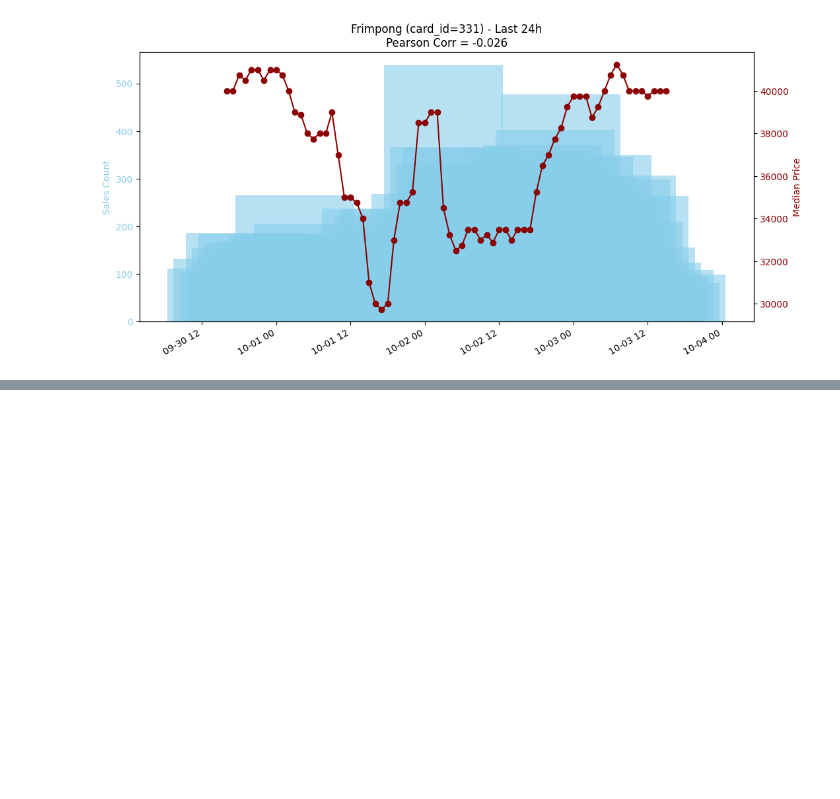
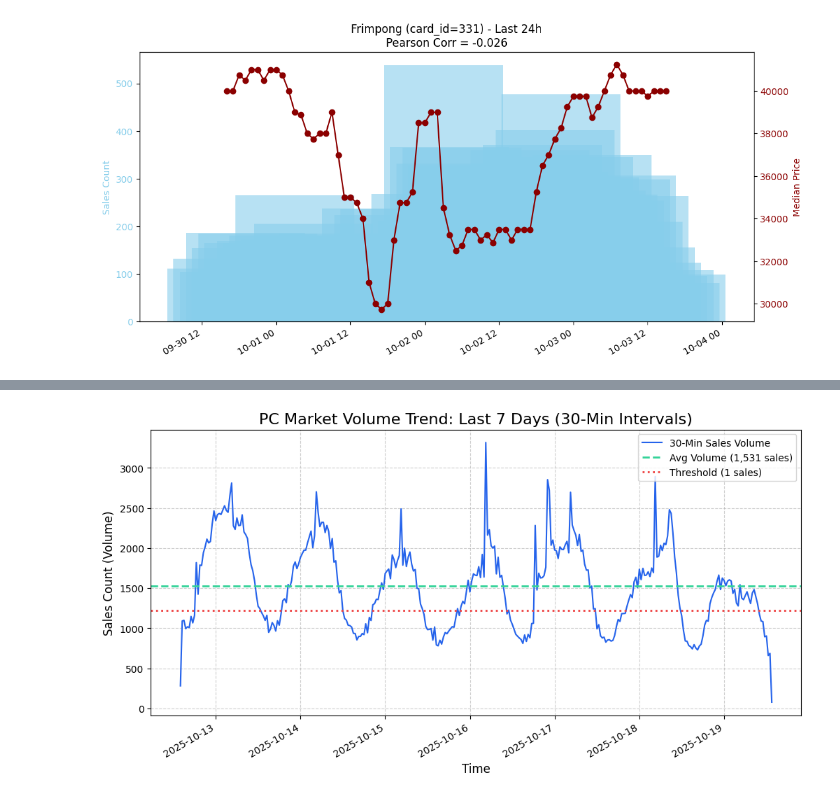
Before and after one commit to Shaninhooo/Data-Driven-Trading-Strategy-Research-on-FIFA-Market, a Jupyter notebook: analysis/research.ipynb, the cells around one changed output, grey strips where cells are left out. Cells and saved outputs as stored; diff of their text form; code cells hidden in the pictures; blank space fills up the shorter version.

```diff
--- a/analysis/research.ipynb
+++ b/analysis/research.ipynb
@@ -157,0 +450,61 @@ plt.show()
+# %%
+def plot_volume_trend(sales_df, days=HISTORICAL_DAYS, interval_minutes=INTERVAL_MINUTES):
+    """
+    Filters data, calculates volume per interval, and plots the trend with
+    average and threshold lines.
+    """
+    sales_df = sales_df.sort_values('sale_time')
+    if sales_df.empty:
+        print("Error: Sales DataFrame is empty.")
+        return
+
+    end_time = sales_df['sale_time'].max()
+    start_time = end_time - timedelta(days=days)
+
+    # 1. Filter data to the historical window
+    historical_df = sales_df[(sales_df['sale_time'] >= start_time) & (sales_df['sale_time'] <= end_time)].copy()
+
+    if historical_df.empty:
+        print(f"Error: No data found in the last {days} days.")
+        return
+
+    # 2. Bin the data and calculate volume per bin
+    historical_df['time_bin'] = historical_df['sale_time'].dt.floor(f'{interval_minutes}min')
+    volume_per_bin = historical_df.groupby('time_bin').size()
+
+    # 3. Calculate metrics for reference lines
+    avg_volume = volume_per_bin.mean()
+
+    # 4. Create the plot
+    plt.figure(figsize=(12, 6))
+
+    # Plot the 30-minute volume trend
+    plt.plot(volume_per_bin.index, volume_per_bin.values, label='30-Min Sales Volume', color='#2563eb', linewidth=1.5)
+
+    # Plot the average volume line
+    plt.axhline(avg_volume,
+                color='#34d399',
+                linestyle='--',
+                linewidth=2,
+                label=f'Avg Volume ({avg_volume:,.0f} sales)')
+
+    # Plot the suggested threshold line
+    plt.axhline(suggested_threshold,
+                color='#ef4444',
+                linestyle=':',
+                linewidth=2,
+                label=f'Threshold ({1:,.0f} sales)')
+
+    # 5. Customize the plot
+    plt.title(f'PC Market Volume Trend: Last {days} Days ({interval_minutes}-Min Intervals)', fontsize=16)
+    plt.xlabel('Time', fontsize=12)
+    plt.ylabel('Sales Count (Volume)', fontsize=12)
+    plt.grid(True, linestyle='--', alpha=0.6)
+    plt.legend(loc='upper right')
+
+    # Format X-axis to show dates and times cleanly
+    plt.gcf().autofmt_xdate()
+
+plot_volume_trend(df_history)
+# %% [output]
+[figure, added]
```
Also changed, not shown: parts of 11 cells of this notebook, 9 other files.
